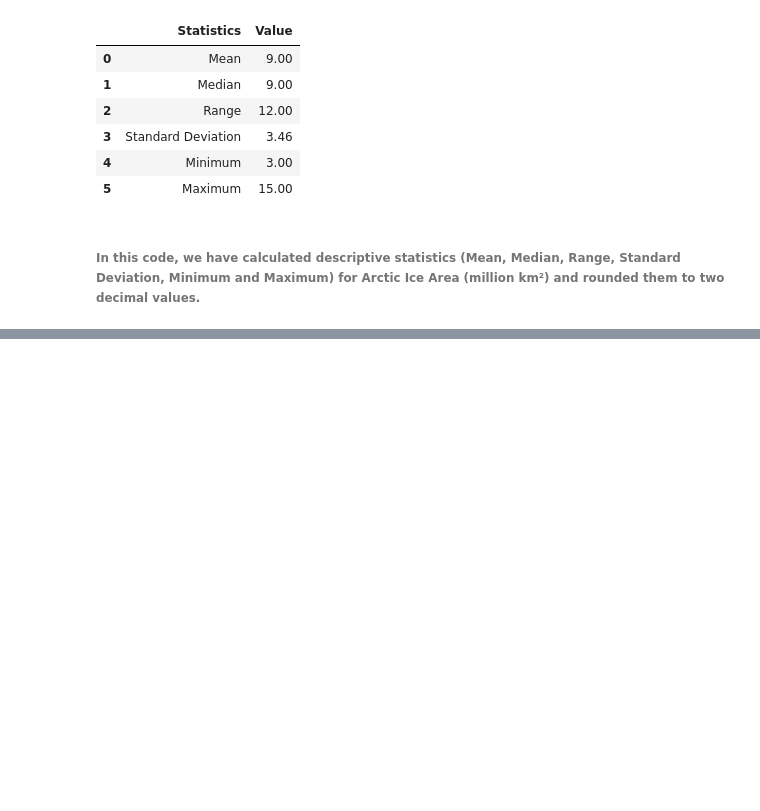
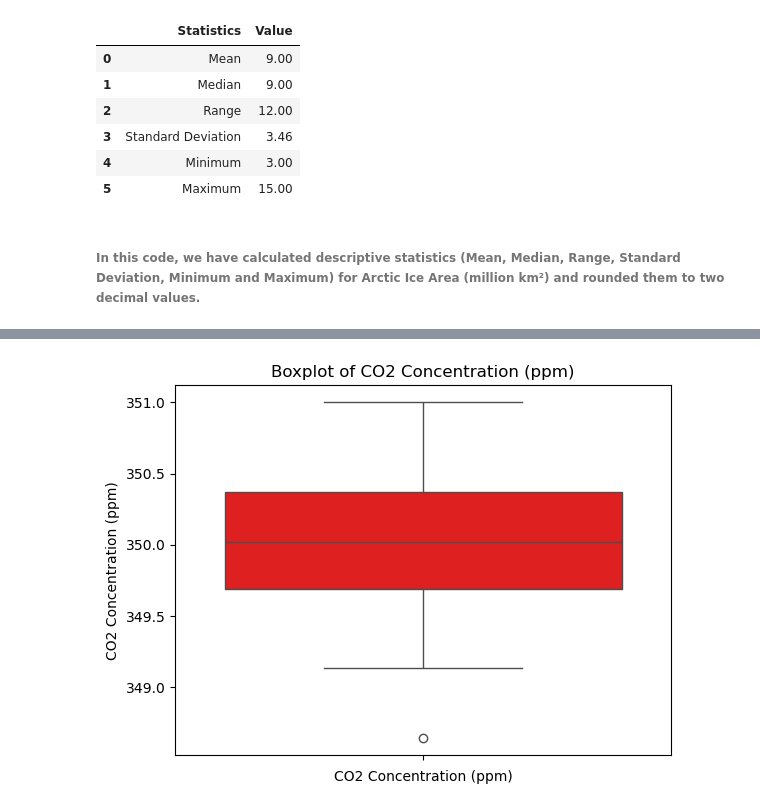
Before and after one commit to Omdena-NIC-Nepal/complete-eda-tensor, a Jupyter notebook: climate_eda.ipynb, the cells around one changed output, grey strips where cells are left out. Cells and saved outputs as stored; diff of their text form; code cells hidden in the pictures; blank space fills up the shorter version.

```diff
--- a/climate_eda.ipynb
+++ b/climate_eda.ipynb
@@ -244,0 +278,9 @@ arctic_ice_area_stats_df
+# %%
+#boxplot for CO2 Concentration (ppm)
+plt.Figure(figsize=(10, 6))
+sns.boxplot(df_grouped_by_year['CO2 Concentration (ppm)'],color='red')
+plt.title('Boxplot of CO2 Concentration (ppm)')
+plt.xlabel('CO2 Concentration (ppm)')
+plt.show()
+# %% [output]
+[figure, added]
```
Also changed, not shown: parts of 5 cells of this notebook.
